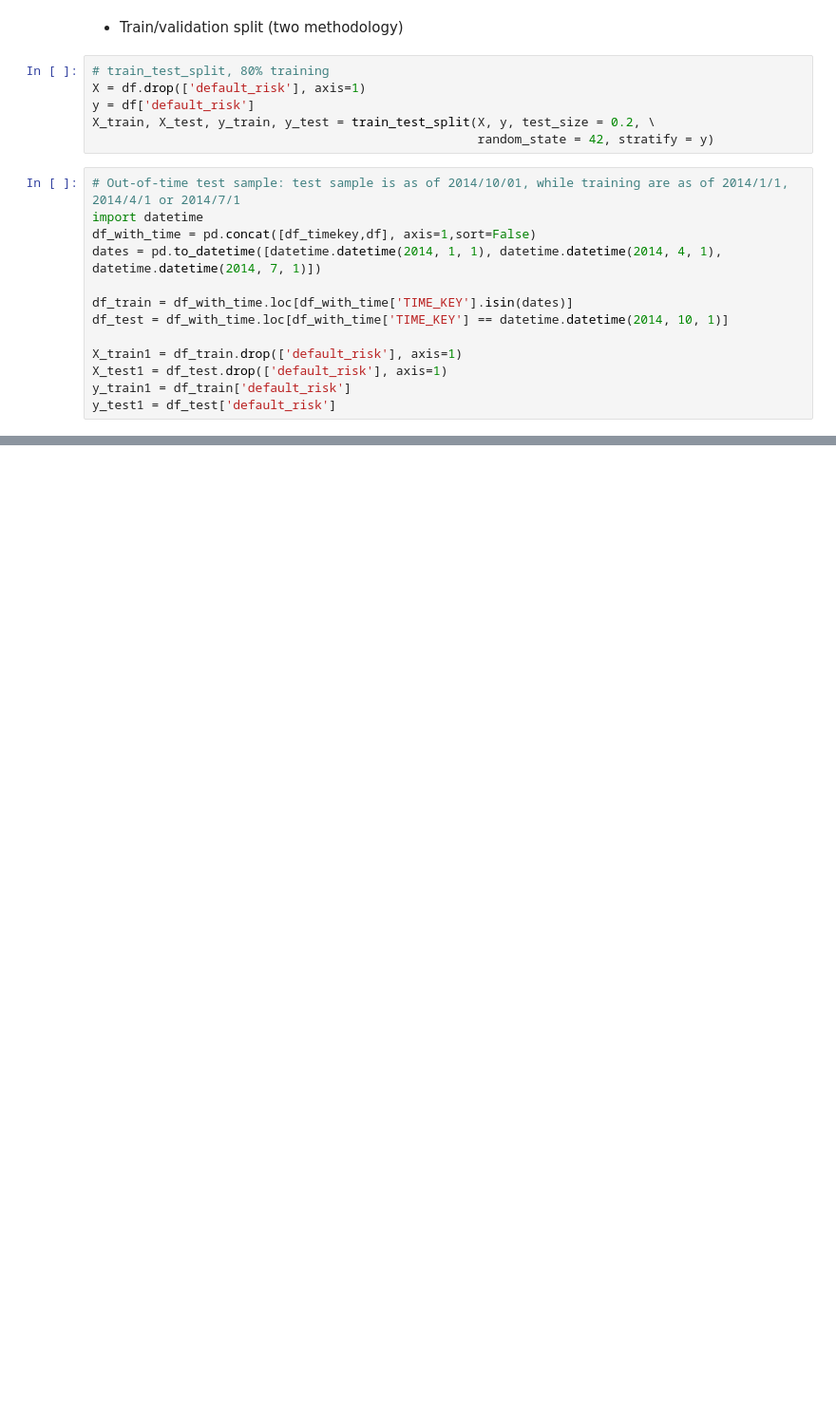
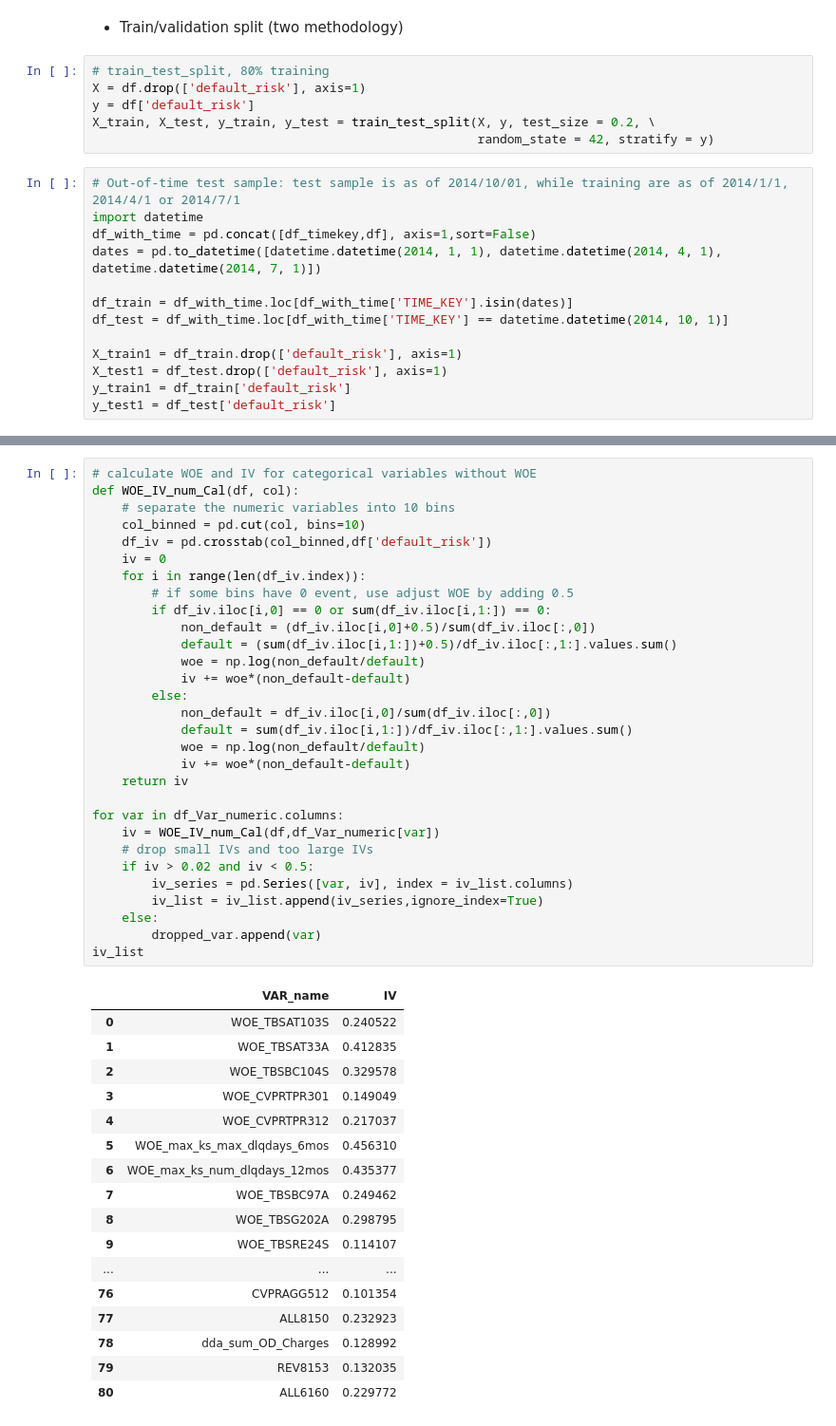
Before and after one commit to of1201/Retail-Credit-Modeling, a Jupyter notebook: src/Retail Credit Risk.ipynb, the cells around one changed output, grey strips where cells are left out. Shown: that part at 95% size. Drawn from its saved outputs; the diff is of its cells as text; blank space fills up the shorter version.

```diff
--- a/src/Retail Credit Risk.ipynb
+++ b/src/Retail Credit Risk.ipynb
@@ -468,0 +592,48 @@ y_test1 = df_test['default_risk']
+# %%
+# calculate WOE and IV for categorical variables without WOE
+def WOE_IV_num_Cal(df, col):
+    # separate the numeric variables into 10 bins
+    col_binned = pd.cut(col, bins=10)
+    df_iv = pd.crosstab(col_binned,df['default_risk'])
+    iv = 0
+    for i in range(len(df_iv.index)):
+        # if some bins have 0 event, use adjust WOE by adding 0.5
+        if df_iv.iloc[i,0] == 0 or sum(df_iv.iloc[i,1:]) == 0:
+            non_default = (df_iv.iloc[i,0]+0.5)/sum(df_iv.iloc[:,0])
+            default = (sum(df_iv.iloc[i,1:])+0.5)/df_iv.iloc[:,1:].values.sum()
+            woe = np.log(non_default/default)
+            iv += woe*(non_default-default)
+        else:
+            non_default = df_iv.iloc[i,0]/sum(df_iv.iloc[:,0])
+            default = sum(df_iv.iloc[i,1:])/df_iv.iloc[:,1:].values.sum()
+            woe = np.log(non_default/default)
+            iv += woe*(non_default-default)
+    return iv
+
+for var in df_Var_numeric.columns:
+    iv = WOE_IV_num_Cal(df,df_Var_numeric[var])
+    # drop small IVs and too large IVs
+    if iv > 0.02 and iv < 0.5:
+        iv_series = pd.Series([var, iv], index = iv_list.columns)
+        iv_list = iv_list.append(iv_series,ignore_index=True)
+    else:
+        dropped_var.append(var)
+iv_list
+# %% [output]
+|  | VAR_name | IV |
+| 0 | WOE_TBSAT103S | 0.240522 |
+| 1 | WOE_TBSAT33A | 0.412835 |
+| 2 | WOE_TBSBC104S | 0.329578 |
+| 3 | WOE_CVPRTPR301 | 0.149049 |
+| 4 | WOE_CVPRTPR312 | 0.217037 |
+| 5 | WOE_max_ks_max_dlqdays_6mos | 0.456310 |
+| 6 | WOE_max_ks_num_dlqdays_12mos | 0.435377 |
+| 7 | WOE_TBSBC97A | 0.249462 |
+| 8 | WOE_TBSG202A | 0.298795 |
+| 9 | WOE_TBSRE24S | 0.114107 |
+| ... | ... | ... |
+| 76 | CVPRAGG512 | 0.101354 |
+| 77 | ALL8150 | 0.232923 |
+| 78 | dda_sum_OD_Charges | 0.128992 |
+| 79 | REV8153 | 0.132035 |
+| 80 | ALL6160 | 0.229772 |
```
Also changed, not shown: parts of 18 cells of this notebook.
